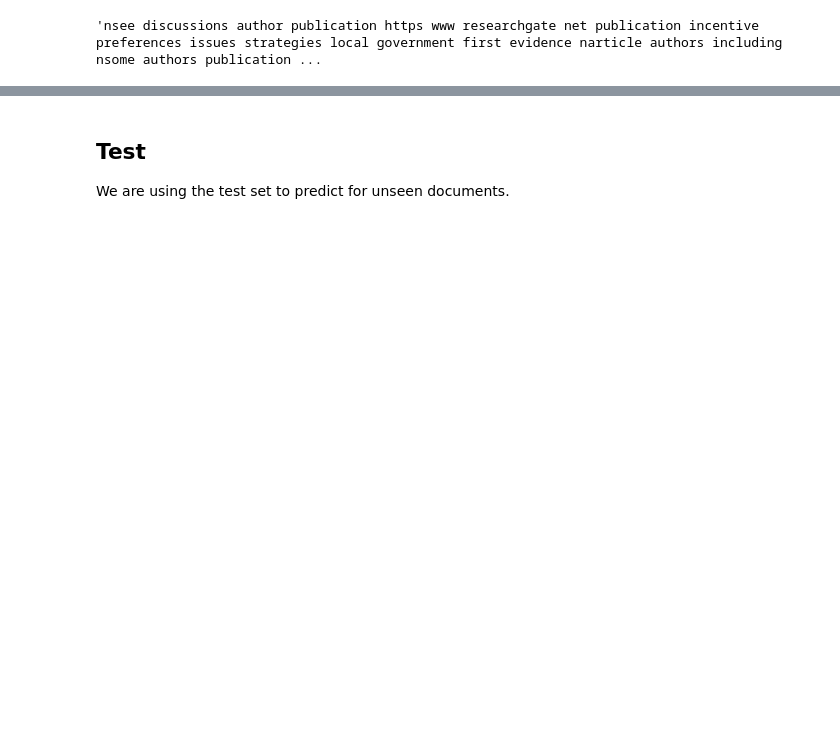
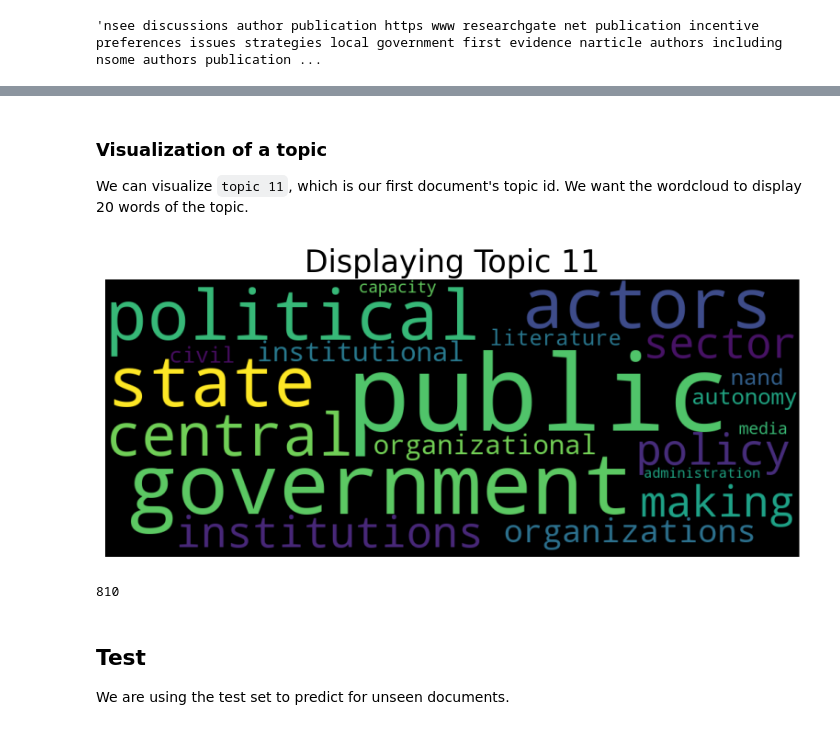
Before and after one commit to esnue/ThesisAllocationSystem, a Jupyter notebook: contextualized_topic_modeling.ipynb, the cells around one changed output, grey strips where cells are left out. Cells and saved outputs as stored; diff of their text form; code cells hidden in the pictures; blank space fills up the shorter version.

Commit message:
added topic labels for train data

```diff
--- a/contextualized_topic_modeling.ipynb
+++ b/contextualized_topic_modeling.ipynb
@@ -207,0 +243,32 @@ ctm.get_topic_lists(5)[topic_number] #and the topic should and could be about pu
+# %% [markdown]
+### Visualization of a topic
+
+We can visualize `topic 11`, which is our first document's topic id. We want the wordcloud to display 20 words of the topic.
+# %%
+ctm.get_wordcloud(topic_id=11, n_words=20)
+# %% [output]
+[figure, added]
+# %%
+print(type(topics_predictions))
+print(len(topics_predictions))
+
+
+#workaround, number of test files available
+docs =  list(range(810))
+
+topic_id = []
+topic_labels = []
+#get all topic ids for each document in the train data set
+for doc in docs:
+    topic_index = np.argmax(topics_predictions[doc])
+    topic_id.append(topic_index)
+    topic = ctm.get_topic_lists(20)[topic_index]
+    topic_labels.append(topic)
+
+#this list contains the topic ids for all test documents
+topic_id
+print(len(topic_id))
+# this list contains the labels for all test documents given their respective topic id
+topic_labels
+# %% [output]
+810
```
Also changed, not shown: parts of 14 cells of this notebook.
